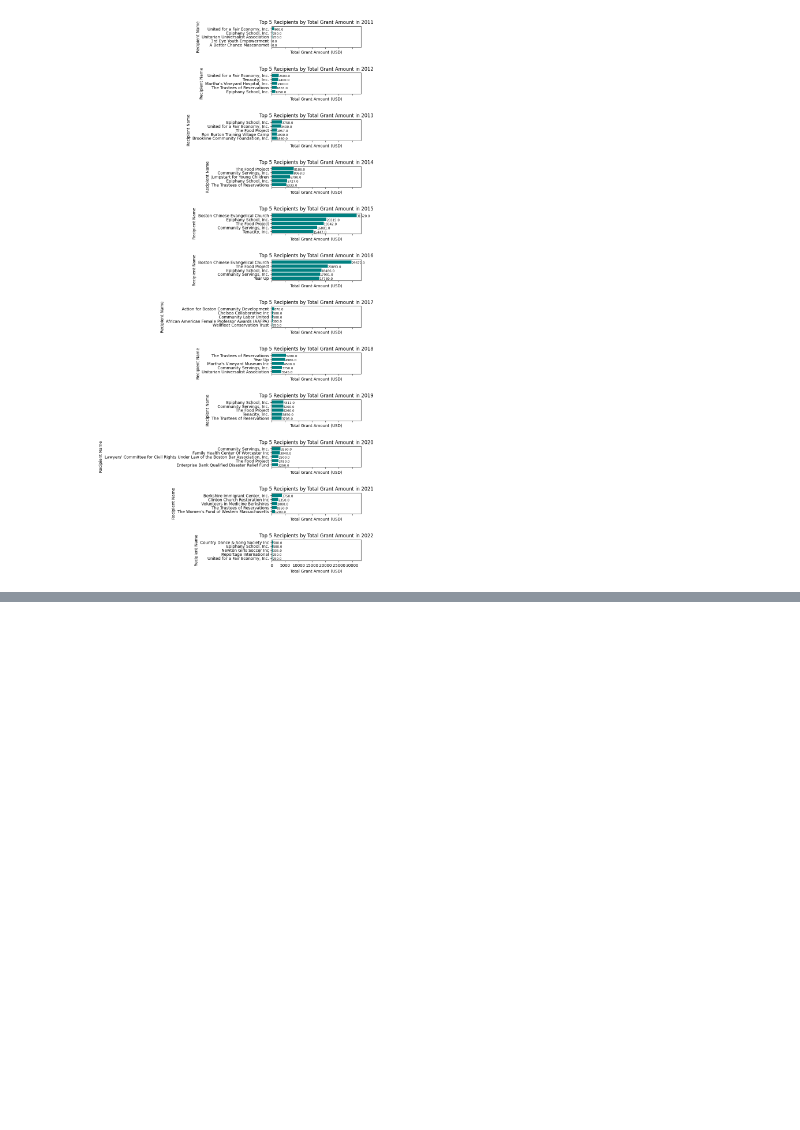
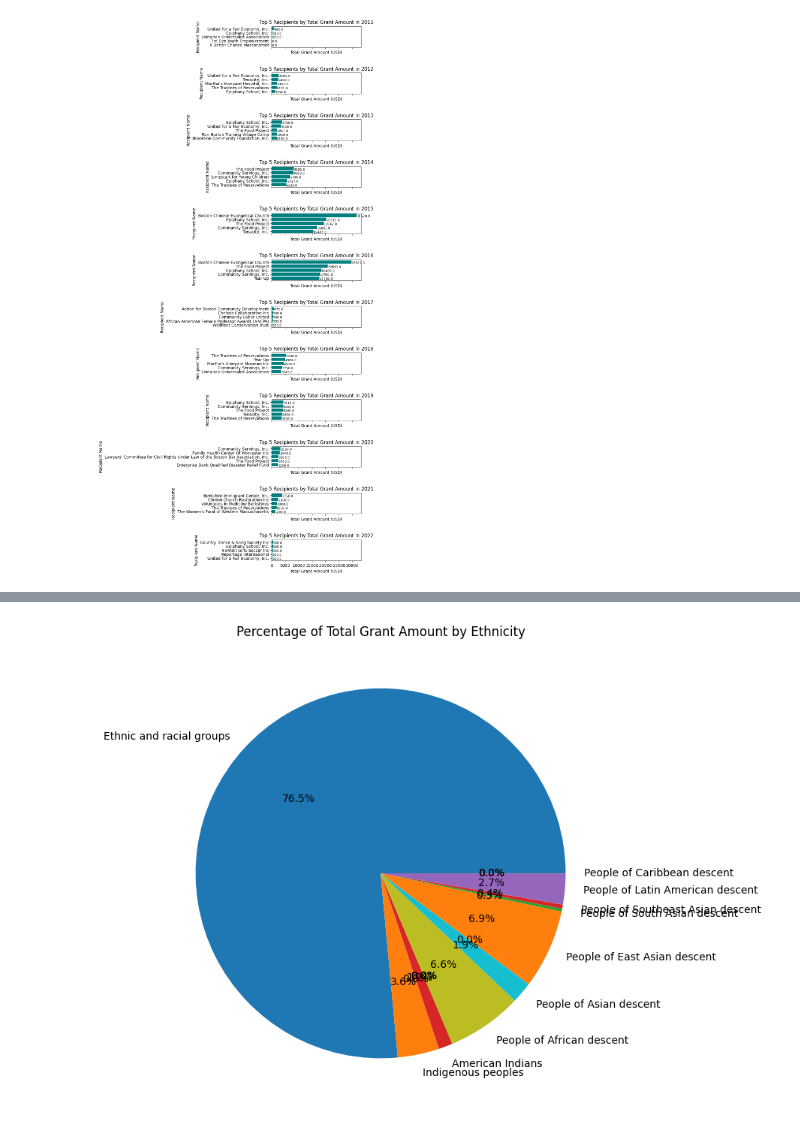
Before and after one commit to BU-Spark/ds-ncf-charitable-giving, a Jupyter notebook: su24-cleanup/EDA.ipynb, the cells around one changed output, grey strips where cells are left out. Saved outputs shown, nothing was run; the diff lists cells and outputs as text; code cells hidden in the pictures; blank space fills up the shorter version.

```diff
--- a/su24-cleanup/EDA.ipynb
+++ b/su24-cleanup/EDA.ipynb
@@ -362,0 +556,10 @@ plt.show()
+# %%
+# Pie chart for percentage of total grant amounts
+fig, ax = plt.subplots(figsize=(8, 8))
+ethnicity_counts[:-1].set_index('Ethnicity')['Percentage of Total Grant Amount'].plot(kind='pie', autopct='%1.1f%%', ax=ax)
+ax.set_ylabel('')
+ax.set_title('Percentage of Total Grant Amount by Ethnicity')
+
+plt.show()
+# %% [output]
+[figure, added]
```
Also changed, not shown: parts of 10 cells of this notebook, 9 other files.
